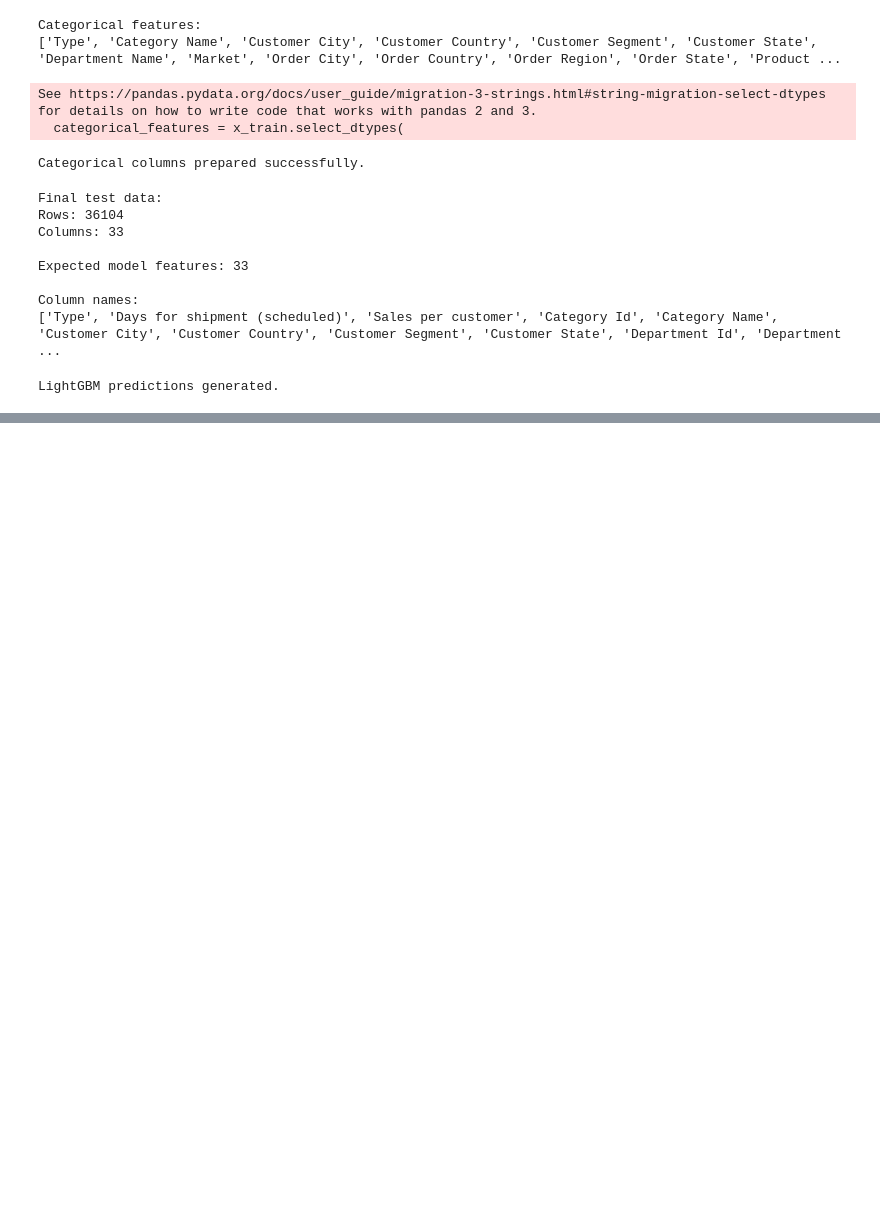
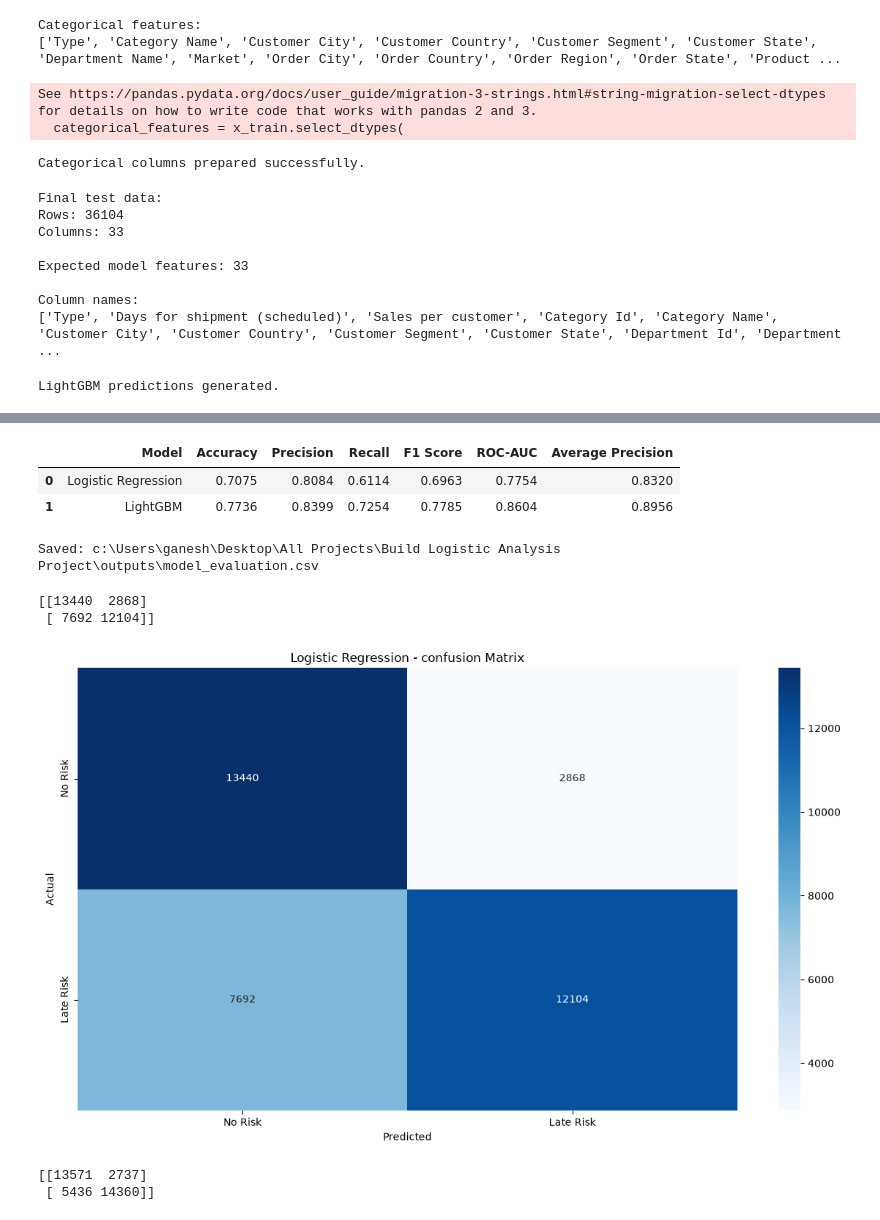
Before and after one commit to shivani1707s/APL-Logistics-Analysis, a Jupyter notebook: notebooks/model_evaluation.ipynb, the cells around one changed output, grey strips where cells are left out. Saved outputs shown, nothing was run; the diff lists cells and outputs as text; code cells hidden in the pictures; blank space fills up the shorter version.

Commit message:
model evaluation setup

```diff
--- a/notebooks/model_evaluation.ipynb
+++ b/notebooks/model_evaluation.ipynb
@@ -343,0 +385,71 @@ LightGBM predictions generated.
+# %%
+metric_columns = [
+    "Accuracy",
+    "Precision",
+    "Recall",
+    "F1 Score",
+    "ROC-AUC",
+    "Average Precision"
+]
+
+evaluation_df[metric_columns] = (
+    evaluation_df[metric_columns].round(4)
+)
+
+evaluation_df
+# %% [output]
+|  | Model | Accuracy | Precision | Recall | F1 Score | ROC-AUC | Average Precision |
+| 0 | Logistic Regression | 0.7075 | 0.8084 | 0.6114 | 0.6963 | 0.7754 | 0.8320 |
+| 1 | LightGBM | 0.7736 | 0.8399 | 0.7254 | 0.7785 | 0.8604 | 0.8956 |
+# %%
+evaluation_path = (
+    OUTPUT_DIR / "model_evaluation.csv"
+)
+
+evaluation_df.to_csv(
+    evaluation_path,
+    index=False
+)
+
+print("Saved:", evaluation_path)
+# %% [output]
+Saved: c:\Users\ganesh\Desktop\All Projects\Build Logistic Analysis Project\outputs\model_evaluation.csv
+# %%
+logistic_cm = confusion_matrix(
+    y_test,
+    logistic_pred
+)
+
+print(logistic_cm)
+# %% [output]
+[[13440  2868]
+ [ 7692 12104]]
+# %%
+plt.figure(figsize=(12,7))
+
+sns.heatmap(
+    logistic_cm,
+    annot=True,
+    fmt="d",
+    cmap="Blues",
+    xticklabels=["No Risk", "Late Risk"],
+    yticklabels=["No Risk", "Late Risk"]
+)
+
+plt.title("Logistic Regression - confusion Matrix")
+plt.xlabel("Predicted")
+plt.ylabel("Actual")
+plt.tight_layout()
+plt.show()
+# %% [output]
+[figure, added]
+# %%
+lightgbm_cm = confusion_matrix(
+    y_test,
+    lightgbm_pred
+)
+
+print(lightgbm_cm)
+# %% [output]
+[[13571  2737]
+ [ 5436 14360]]
```
Also changed, not shown: parts of 12 cells of this notebook.
